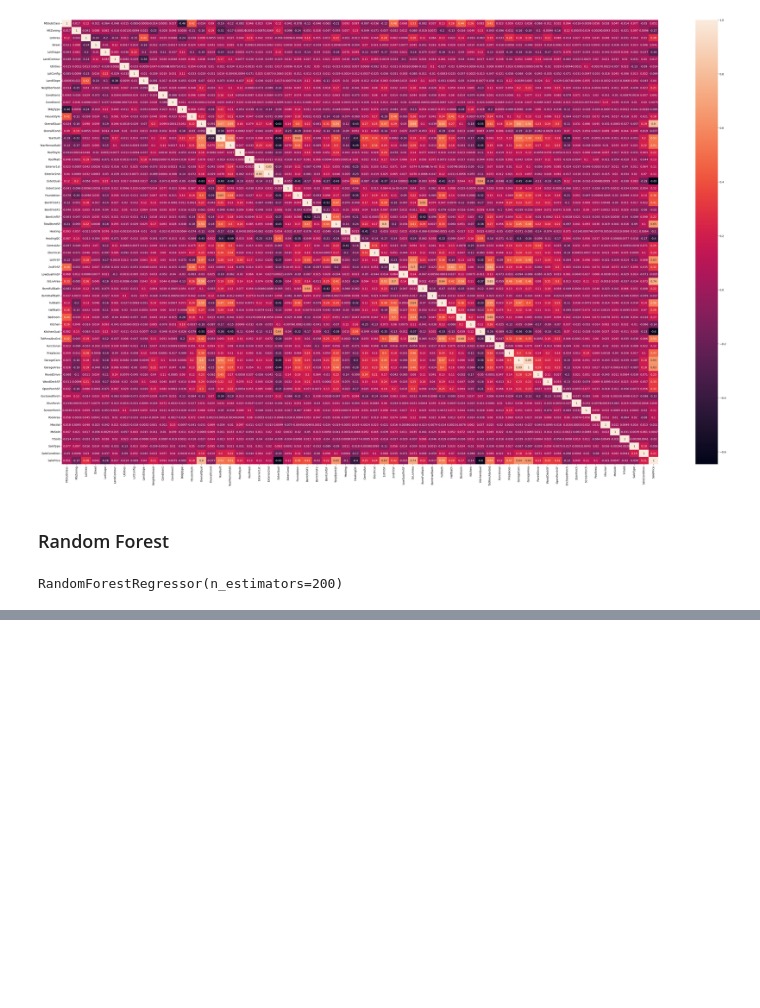
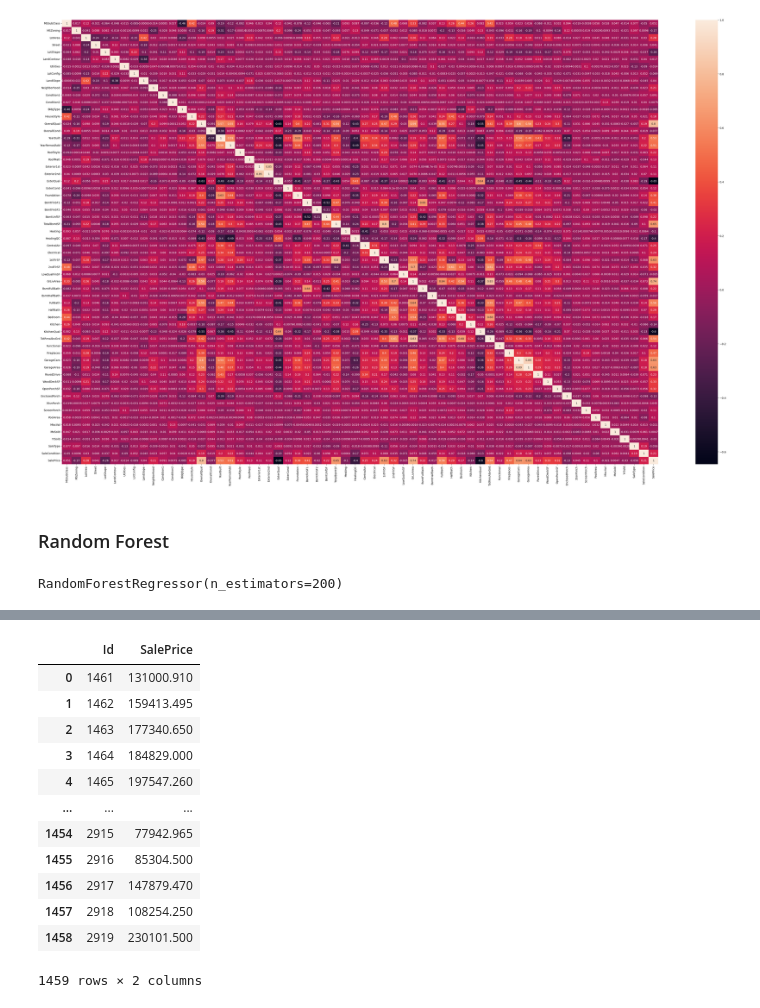
Before and after one commit to hslee0824/banking_data, a Jupyter notebook: server/building_model/simplified_version.ipynb, the cells around one changed output, grey strips where cells are left out. Saved outputs shown, nothing was run; the diff lists cells and outputs as text; code cells hidden in the pictures; blank space fills up the shorter version.

```diff
--- a/server/building_model/simplified_version.ipynb
+++ b/server/building_model/simplified_version.ipynb
@@ -356 +436,26 @@ result_df = result_df[['Id', 'SalePrice']]
+# %%
+# train random forest model based on feature importances
+best_rf = RandomForestRegressor(max_depth=max_depth, min_samples_split=min_samples_split, n_estimators=n_estimators)
+best_rf.fit(train_top_11_features, y)
+
+result_top_11 = best_rf.predict(test_top_11_features)
+result_df_top_11 = pd.DataFrame(result_top_11, columns=['SalePrice'])
+result_df_top_11['Id'] = test_ID
+result_df_top_11 = result_df_top_11[['Id', 'SalePrice']]
+# %%
+result_df_top_11
+# %% [output]
+|  | Id | SalePrice |
+| 0 | 1461 | 131000.910 |
+| 1 | 1462 | 159413.495 |
+| 2 | 1463 | 177340.650 |
+| 3 | 1464 | 184829.000 |
+| 4 | 1465 | 197547.260 |
+| ... | ... | ... |
+| 1454 | 2915 | 77942.965 |
+| 1455 | 2916 | 85304.500 |
+| 1456 | 2917 | 147879.470 |
+| 1457 | 2918 | 108254.250 |
+| 1458 | 2919 | 230101.500 |
+1459 rows × 2 columns
 # %%
```
Also changed, not shown: parts of 6 cells of this notebook, 12 other files.
